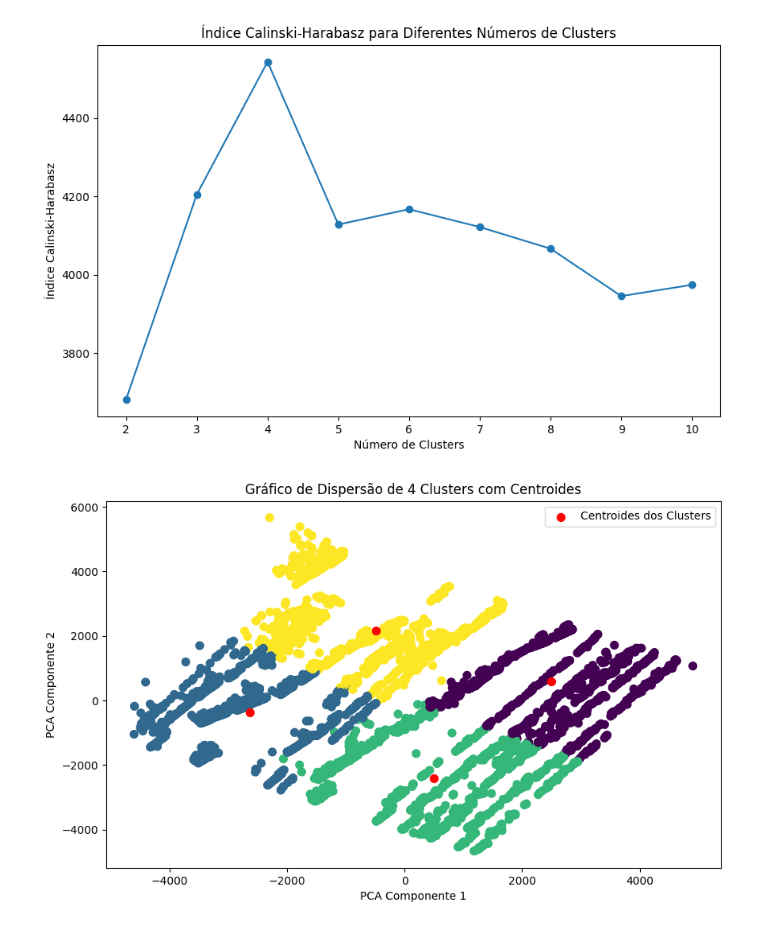
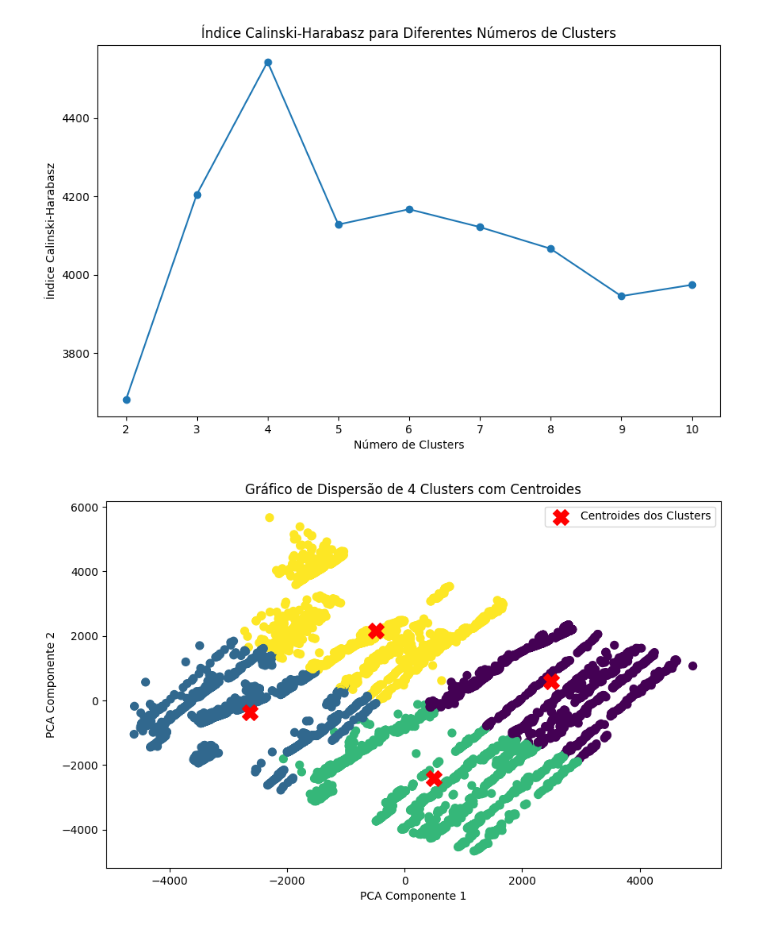
Before and after one commit to vfoliveiras/clustering-kmeans, a Jupyter notebook: K_MeansUni.ipynb, the cells around one changed output. Drawn from its saved outputs; the diff is of its cells as text; code cells hidden in the pictures.

Commit message:
Clustering

```diff
--- a/K_MeansUni.ipynb
+++ b/K_MeansUni.ipynb
@@ -196,18 +196,18 @@ X_pca = pca.fit_transform(X)
 # %%
 # Plotando os pontos coloridos de acordo com os clusters
 plt.figure(figsize=(10, 6))
 
 # Plot dos pontos dos clusters
 plt.scatter(X_pca[:, 0], X_pca[:, 1], c=labels, cmap='viridis', s=50)
 
 # Plot dos centroides dos clusters e transformando os centroides usando o PCA
 centroids_pca = pca.transform(kmeans.cluster_centers_)
-plt.scatter(centroids_pca[:, 0], centroids_pca[:, 1], c='red', marker='.', s=200, label='Centroides dos Clusters')
+plt.scatter(centroids_pca[:, 0], centroids_pca[:, 1], c='red', marker='X', s=200, label='Centroides dos Clusters')
 
 plt.xlabel('PCA Componente 1')
 plt.ylabel('PCA Componente 2')
 plt.title('Gráfico de Dispersão de 4 Clusters com Centroides')
 plt.legend()
 plt.show()
 # %% [output]
-[figure, old version]
+[figure, new version]
```
